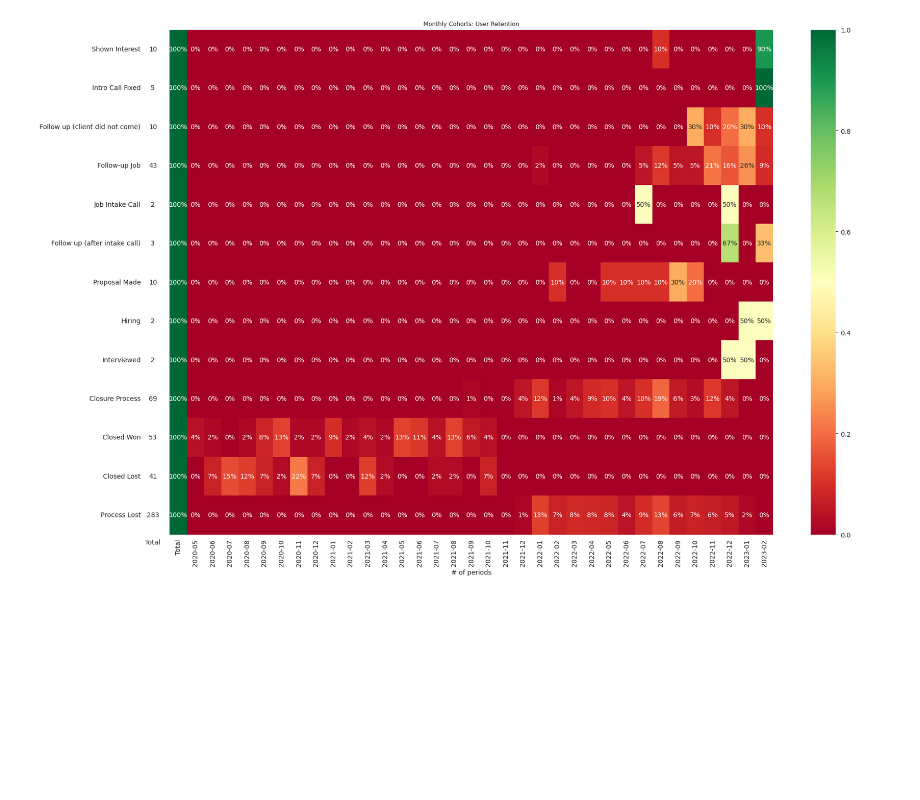
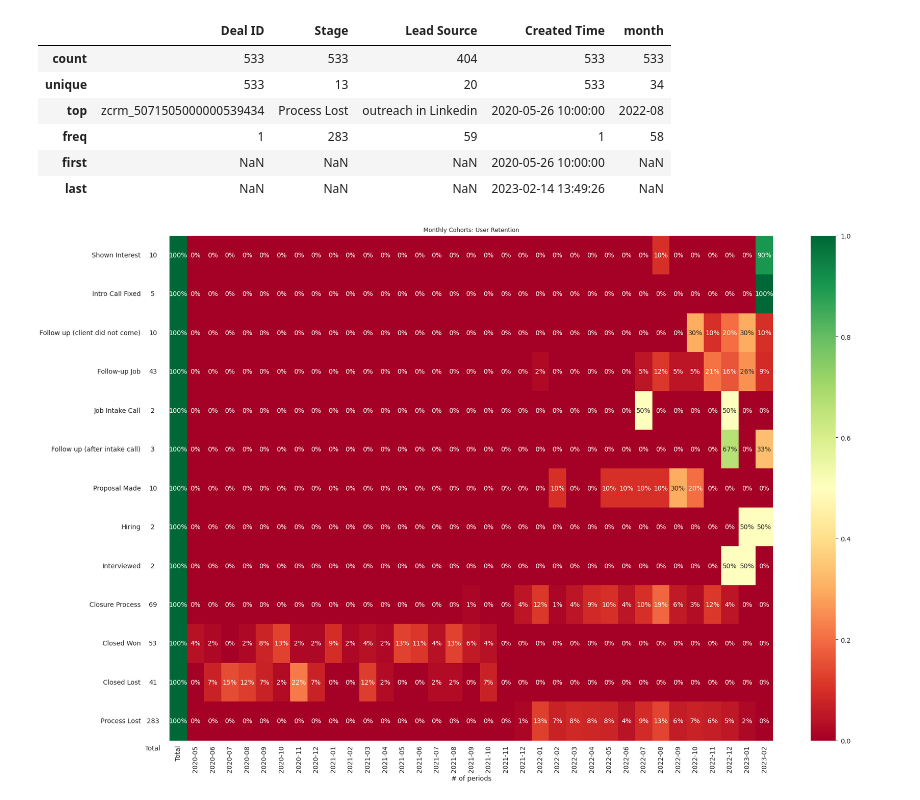
Before and after one commit to Azatus99/cohort, a Jupyter notebook: Cohort.ipynb, the cells around one changed output. Drawn from its saved outputs; the diff is of its cells as text; code cells hidden in the pictures; blank space fills up the shorter version.

```diff
--- a/Cohort.ipynb
+++ b/Cohort.ipynb
@@ -11,16 +11,25 @@ import matplotlib.colors as mcolors
 import seaborn as sns
 # %%
 df = pd.read_csv(f"{os.getcwd()}/Grintern.csv") #importing database
-df['Created Time'] = pd.to_datetime(df['Created Time']) #converting date column from string to datetime
+df.describe() #checking the data. 533 leads, all of them unique. Looks like we are all set!
+df['Created Time'] = pd.to_datetime(df['Created Time']) #datetime in this DB is a string. We need it in a datetime format
 df = df.sort_values(by=['Created Time']) #sorting by date
 df['month'] = df['Created Time'].dt.to_period('M') #creating month categories
 var = pd.crosstab(index=df["Stage"], columns=df['month']) #crosstab by stage every month
 var["Total"] = var.sum(axis=1) #Sum of leads for every stage
 total = var.pop('Total')
 var = var.reindex(["Shown Interest", "Intro Call Fixed", "Follow up (client did not come)", "Follow-up Job", "Job Intake Call", 'Follow up (after intake call)', "Proposal Made", "Hiring", "Interviewed", "Closure Process", "Closed Won", "Closed Lost", "Process Lost"])
 var.insert(0,'Total', total) # placing totals in the 1st column
 cohort_size = var.iloc[:, 0]
 retention_matrix = var.divide(cohort_size, axis=0) #retention matrix is ready. Lets plot it!
+# %% [output]
+|  | Deal ID | Stage | Lead Source | Created Time | month |
+| count | 533 | 533 | 404 | 533 | 533 |
+| unique | 533 | 13 | 20 | 533 | 34 |
+| top | zcrm_5071505000000539434 | Process Lost | outreach in Linkedin | 2020-05-26 10:00:00 | 2022-08 |
+| freq | 1 | 283 | 59 | 1 | 58 |
+| first | NaN | NaN | NaN | 2020-05-26 10:00:00 | NaN |
+| last | NaN | NaN | NaN | 2023-02-14 13:49:26 | NaN |
 # %%
 #code templates for plotting (matplotlib and seaborn used here)
 with sns.axes_style("white"):
```
